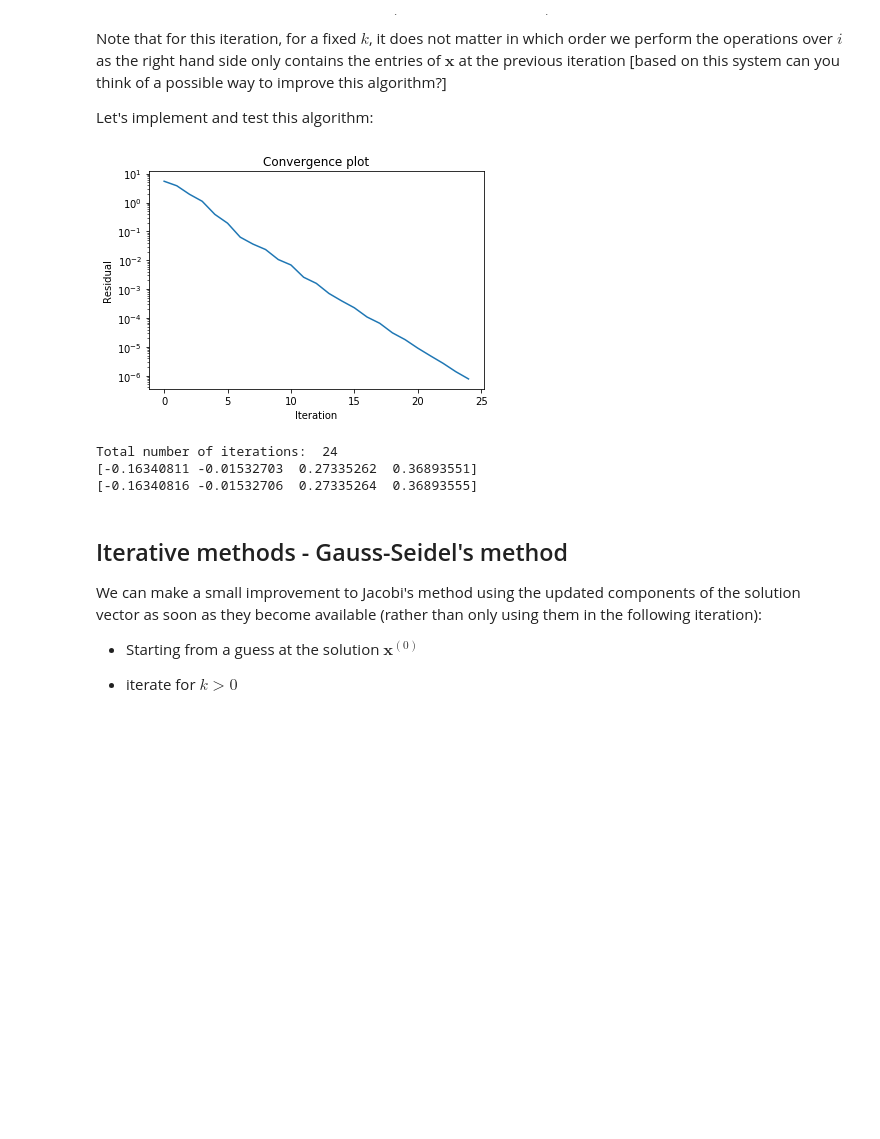
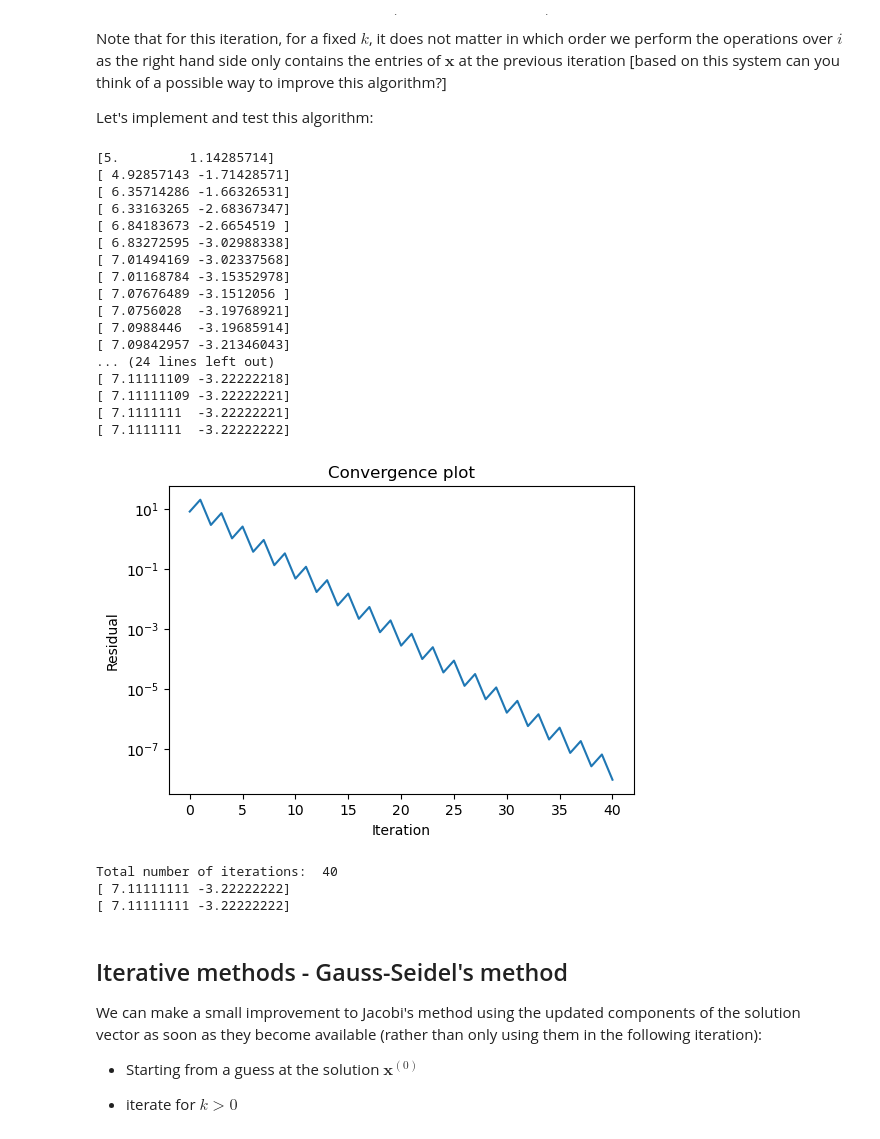
Before and after one commit to matt-piggott/Numerical-methods-undergraduate, a Jupyter notebook: notebook/Numerical-methods-NLA3.ipynb, the cells around one changed output. Cells and saved outputs as stored; diff of their text form; code cells hidden in the pictures; blank space fills up the shorter version.

```diff
--- a/notebook/Numerical-methods-NLA3.ipynb
+++ b/notebook/Numerical-methods-NLA3.ipynb
@@ -314,11 +163,15 @@ Note that for this iteration, for a fixed $k$, it does not matter in which order
 
 Let's implement and test this algorithm:
 # %%
+import scipy.linalg as sl
 A = np.array([[10., 2., 3., 5.],[1., 14., 6., 2.],[-1., 4., 16., -4],[5. ,4. ,3. ,11. ]])
 b = np.array([1., 2., 3., 4.])
+A = np.array([[2,1],[5,7]])
+b = np.array([11,13])
 
 # an initial guess at the solution - here just a vector of zeros of length the number of rows in A
 x = np.zeros(A.shape[0])
+x = np.ones(A.shape[0])
 
 # specify an iteration tolerance - our stopping criteria
 tol = 1.e-6
@@ -333,38 +186,55 @@ residuals=[]
 # now iterate
 for it in range(it_max):
     x_new = np.zeros(A.shape[0])  # initialise the new solution vector
     for i in range(A.shape[0]):
         x_new[i] = (1./A[i, i]) * (b[i]
                                    - (np.dot(A[i, :i], x[:i])
                                    + np.dot(A[i, i+1:], x[i+1:])))
 
     residual = sl.norm(A @ x - b)  # calculate the norm of the residual r=Ax-b for this latest guess
     residuals.append(residual) # store it for later plotting
     if (residual < tol): # if less than our required tolerance jump out of the iteration and end.
         break
-
+    print(x_new)
     x = x_new # update old solution
 
 # plot the log of the residual against iteration number
 fig = plt.figure(figsize=(6, 4))
 ax1 = plt.subplot(111)
 ax1.semilogy(residuals) # plot the log of the residual against iteration number
 ax1.set_xlabel('Iteration')
 ax1.set_ylabel('Residual')
 ax1.set_title('Convergence plot')
 plt.show()
 
 # print out the number of iterations,
 # if this is it_max we know the algorithm didn't actually converge
 print('Total number of iterations: ', it)
 
 print(x_new) # our solution vector
 print(sl.inv(A) @ b)  # check against scipy
 # %% [output]
+[5.         1.14285714]
+[ 4.92857143 -1.71428571]
+[ 6.35714286 -1.66326531]
+[ 6.33163265 -2.68367347]
+[ 6.84183673 -2.6654519 ]
+[ 6.83272595 -3.02988338]
+[ 7.01494169 -3.02337568]
+[ 7.01168784 -3.15352978]
+[ 7.07676489 -3.1512056 ]
+[ 7.0756028  -3.19768921]
+[ 7.0988446  -3.19685914]
+[ 7.09842957 -3.21346043]
+... (24 lines left out)
+[ 7.11111109 -3.22222218]
+[ 7.11111109 -3.22222221]
+[ 7.1111111  -3.22222221]
+[ 7.1111111  -3.22222222]
-[figure, old version]
+[figure, new version]
-Total number of iterations:  24
-[-0.16340811 -0.01532703  0.27335262  0.36893551]
-[-0.16340816 -0.01532706  0.27335264  0.36893555]
+Total number of iterations:  40
+[ 7.11111111 -3.22222222]
+[ 7.11111111 -3.22222222]
 # %% [markdown]
 ## Iterative methods - Gauss-Seidel's method
 
```
Also changed, not shown: parts of 22 cells of this notebook.
